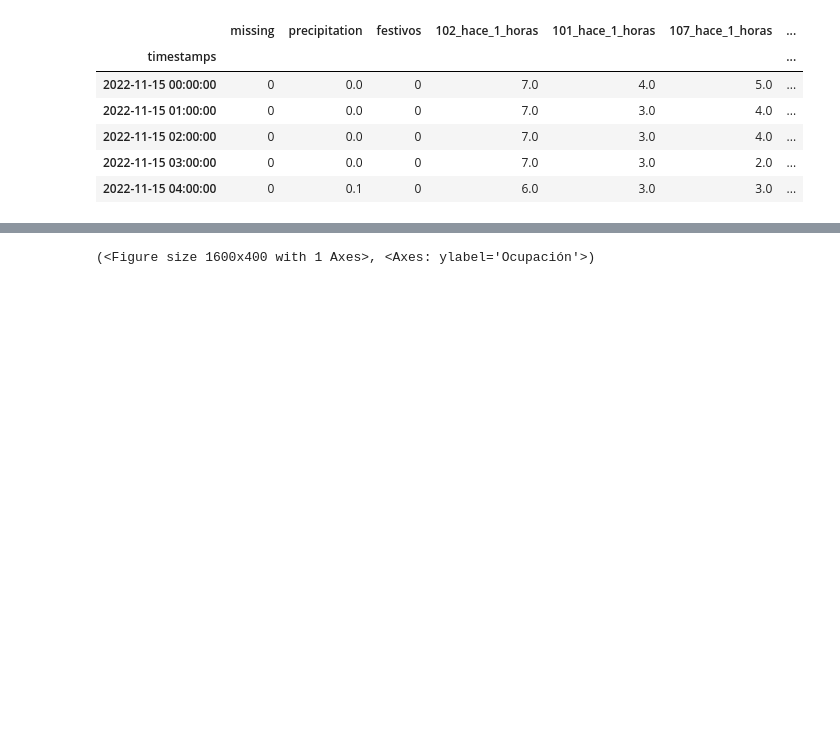
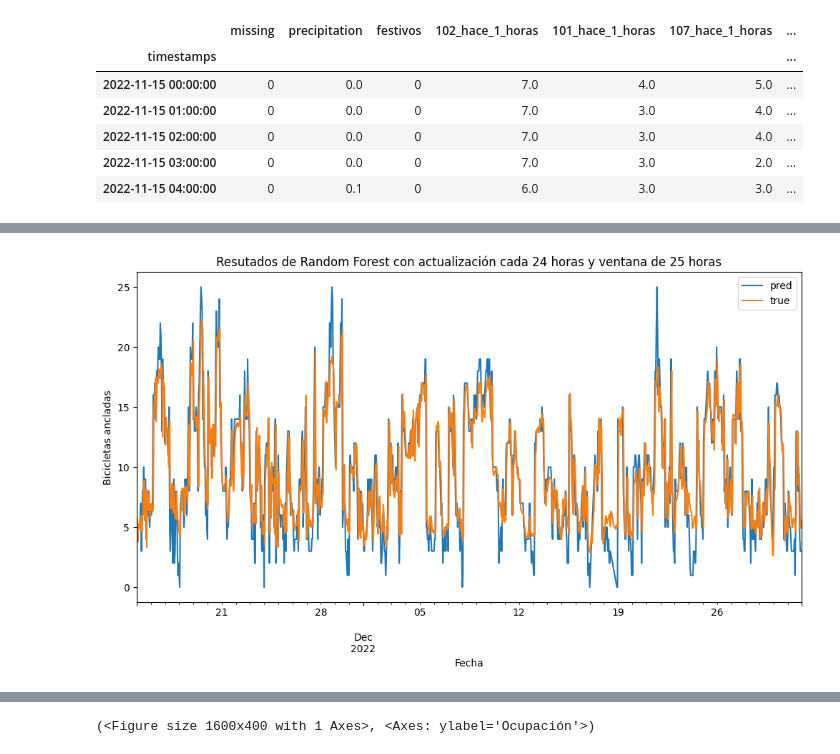
Before and after one commit to Pabloo22/bicimad, a Jupyter notebook: notebooks/entrega/predictions_with_exog.ipynb, the cells around one changed output, grey strips where cells are left out. Saved outputs shown, nothing was run; the diff lists cells and outputs as text; code cells hidden in the pictures; blank space fills up the shorter version.

```diff
--- a/notebooks/entrega/predictions_with_exog.ipynb
+++ b/notebooks/entrega/predictions_with_exog.ipynb
@@ -149,3 +143,7 @@ plot_series(
+# %%
+plot_pred_vs_actual(test_target_series, predictions, title=title)
+# %% [output]
+[figure, added]
 # %%
 mean_squared_error(test_target_series[:-1], predictions)
 # %% [output]
```
Also changed, not shown: parts of 11 cells of this notebook, 1 other file.
